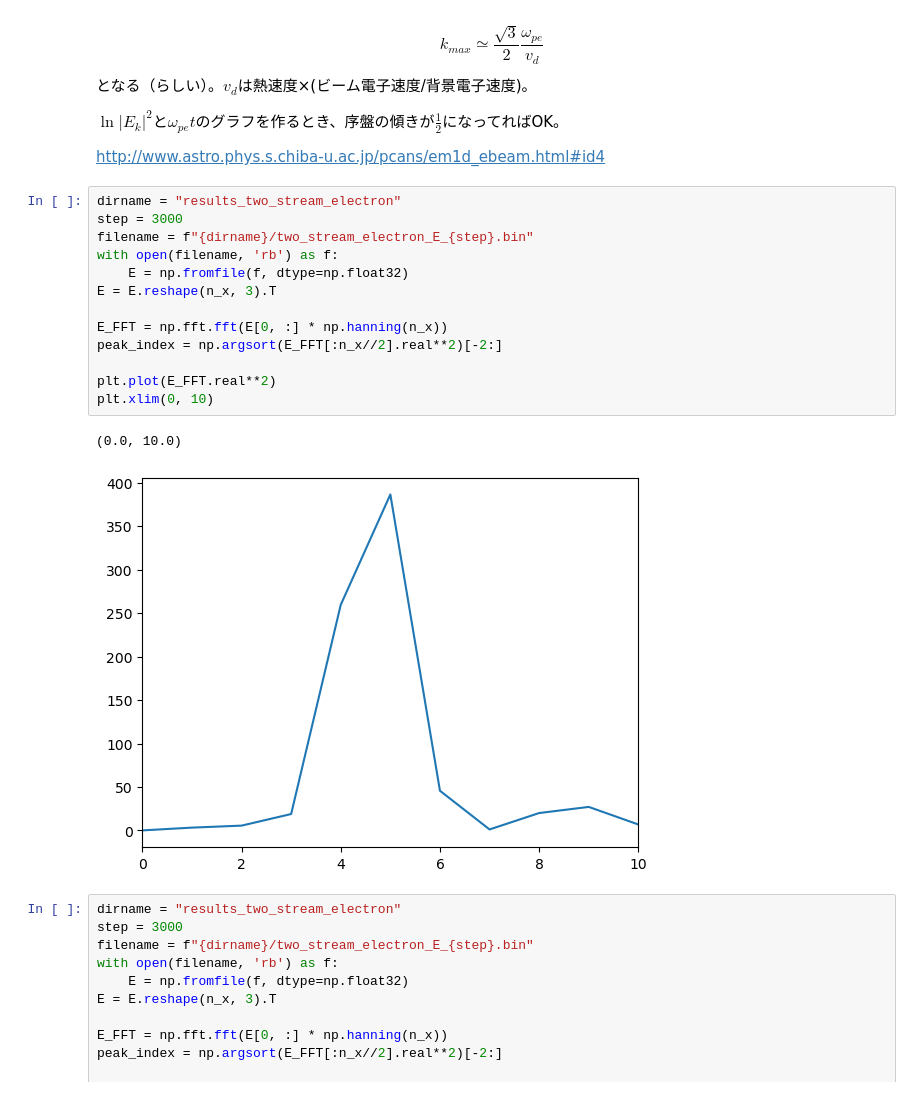
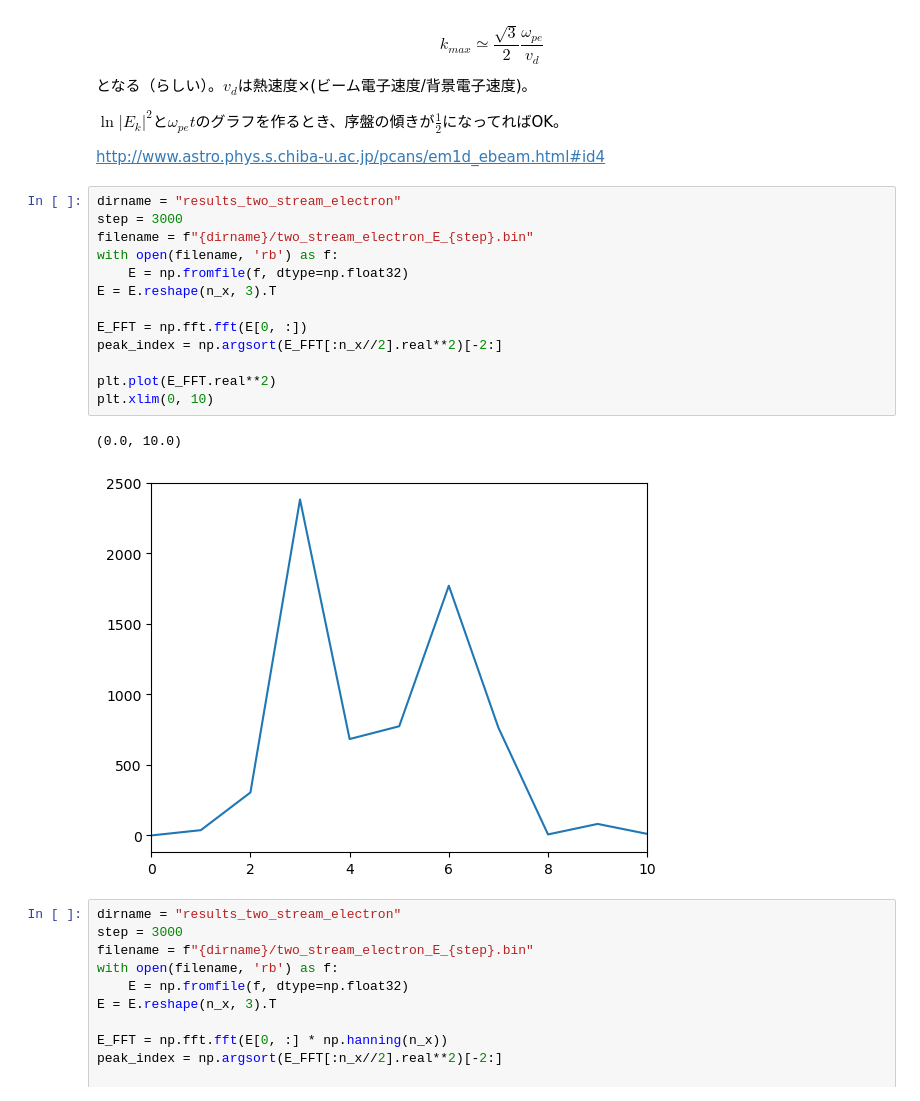
Before and after one commit to keita-akutagawa/PIC_GPU, a Jupyter notebook: examples_1D/two_stream_electron/PIC1D_two_stream_electron.ipynb, the cells around one changed output. Saved outputs shown, nothing was run; the diff lists cells and outputs as text.

```diff
--- a/examples_1D/two_stream_electron/PIC1D_two_stream_electron.ipynb
+++ b/examples_1D/two_stream_electron/PIC1D_two_stream_electron.ipynb
@@ -230,19 +230,19 @@ http://www.astro.phys.s.chiba-u.ac.jp/pcans/em1d_ebeam.html#id4
 # %%
 dirname = "results_two_stream_electron"
 step = 3000
 filename = f"{dirname}/two_stream_electron_E_{step}.bin"
 with open(filename, 'rb') as f:
     E = np.fromfile(f, dtype=np.float32)
 E = E.reshape(n_x, 3).T
 
-E_FFT = np.fft.fft(E[0, :] * np.hanning(n_x))
+E_FFT = np.fft.fft(E[0, :])
 peak_index = np.argsort(E_FFT[:n_x//2].real**2)[-2:]
 
 plt.plot(E_FFT.real**2)
 plt.xlim(0, 10)
 # %% [output]
 (0.0, 10.0)
-[figure, old version]
+[figure, new version]
 # %%
 dirname = "results_two_stream_electron"
 step = 3000
```
Also changed, not shown: parts of 2 cells of this notebook, 1 other file.
